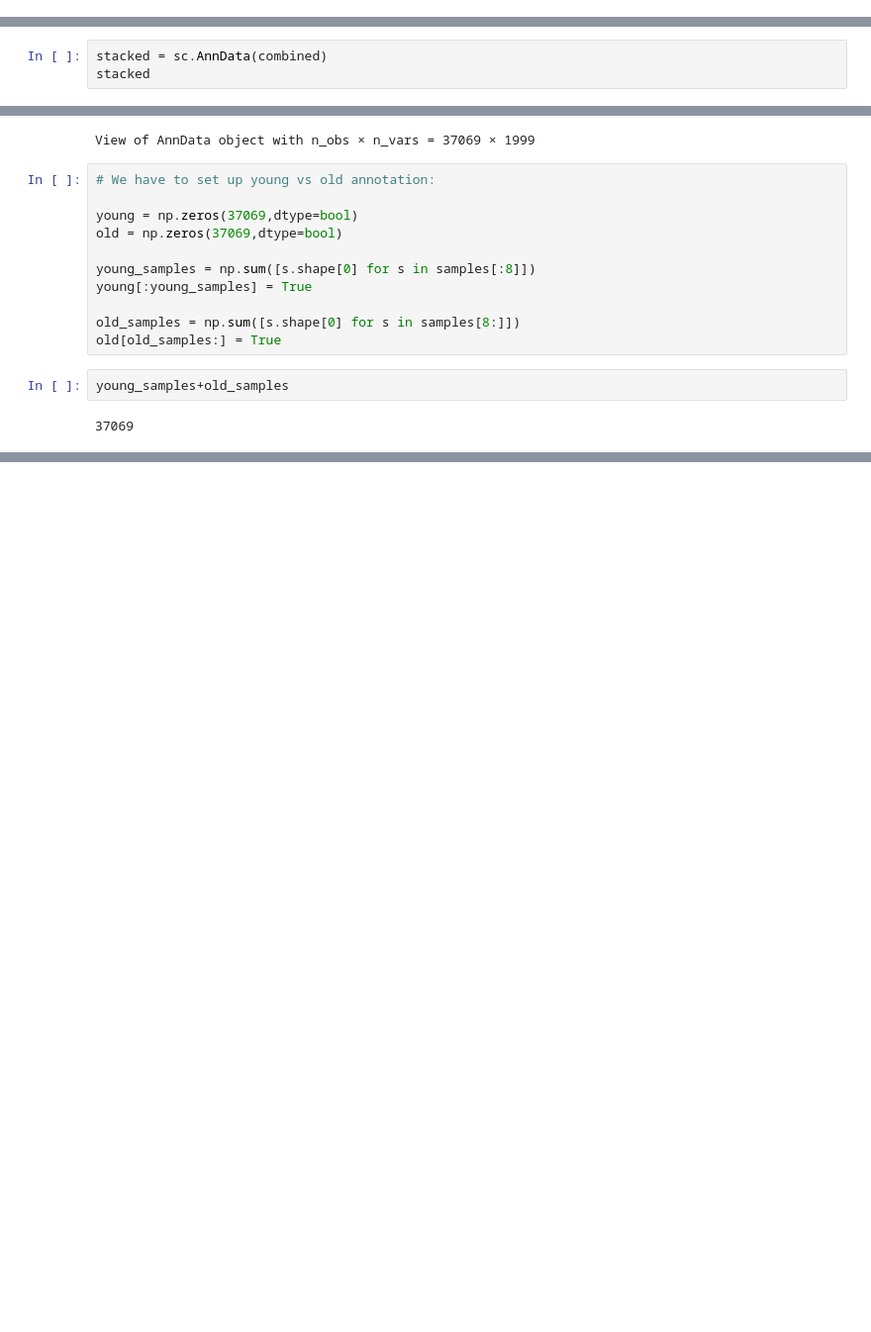
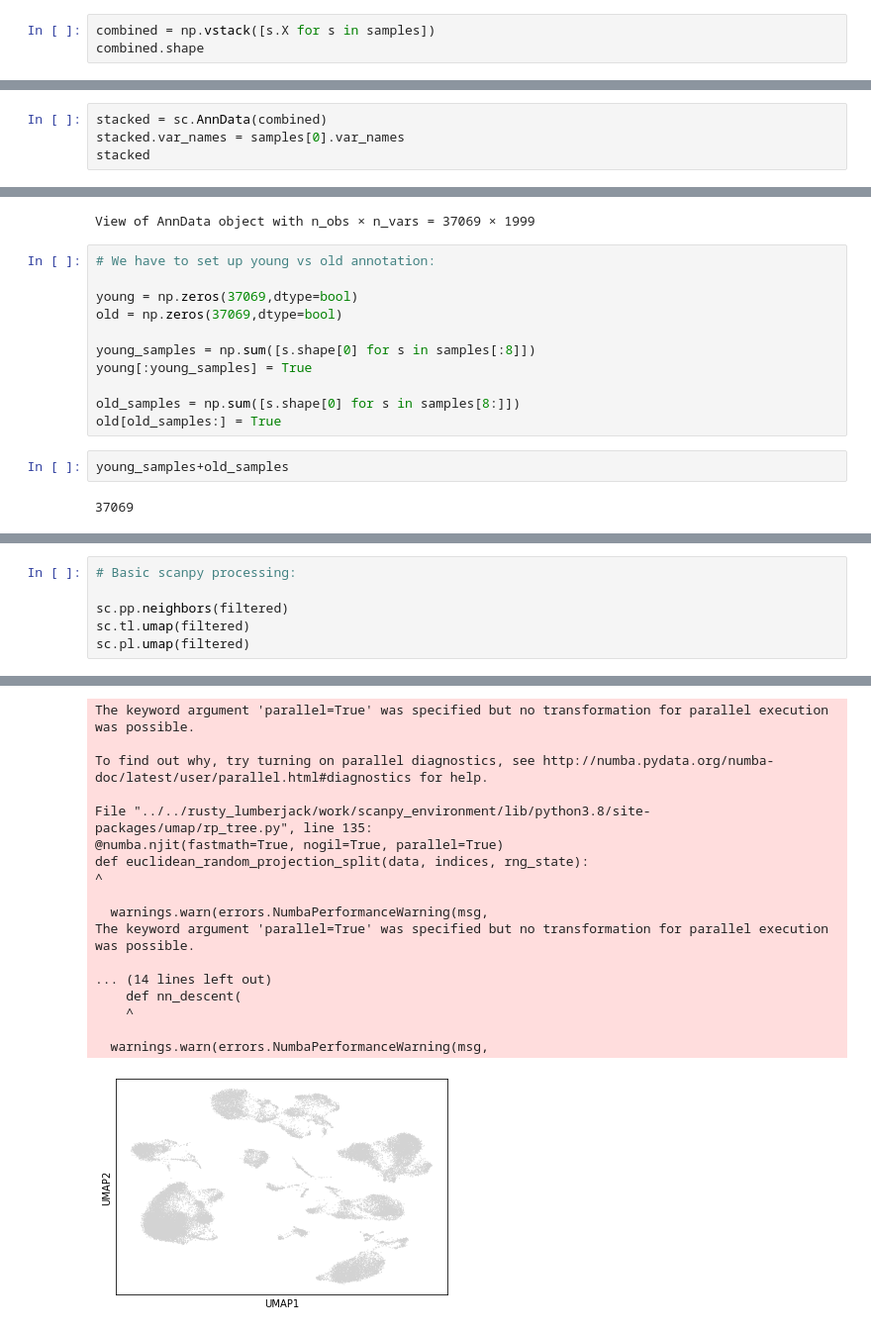
Before and after one commit to bbrener1/rusty_forest_v3, a Jupyter notebook: work/scanpy_aging_brain.ipynb, the cells around one changed output, grey strips where cells are left out. Shown at 99% size. Saved outputs shown, nothing was run; the diff lists cells and outputs as text; blank space fills up the shorter version.

```diff
--- a/work/scanpy_aging_brain.ipynb
+++ b/work/scanpy_aging_brain.ipynb
@@ -85,0 +44,3 @@ array([[0.        , 1.34027112, 0.        , ..., 0.        , 0.        ,
+# %%
+combined = np.vstack([s.X for s in samples])
+combined.shape
@@ -86,5 +49,6 @@ array([[0.        , 1.34027112, 0.        , ..., 0.        , 0.        ,
 # %%
 stacked = sc.AnnData(combined)
+stacked.var_names = samples[0].var_names
 stacked
 # %% [output]
 AnnData object with n_obs × n_vars = 37069 × 14699
@@ -114,0 +89,7 @@ young_samples+old_samples
+# %%
+# Basic scanpy processing:
+
+sc.pp.neighbors(filtered)
+sc.tl.umap(filtered)
+sc.pl.umap(filtered)
+# %% [output]
@@ -114,0 +98,18 @@ young_samples+old_samples
+The keyword argument 'parallel=True' was specified but no transformation for parallel execution was possible.
+
+To find out why, try turning on parallel diagnostics, see http://numba.pydata.org/numba-doc/latest/user/parallel.html#diagnostics for help.
+
+File "../../rusty_lumberjack/work/scanpy_environment/lib/python3.8/site-packages/umap/rp_tree.py", line 135:
+@numba.njit(fastmath=True, nogil=True, parallel=True)
+def euclidean_random_projection_split(data, indices, rng_state):
+^
+
+  warnings.warn(errors.NumbaPerformanceWarning(msg,
+The keyword argument 'parallel=True' was specified but no transformation for parallel execution was possible.
+
+... (14 lines left out)
+    def nn_descent(
+    ^
+
+  warnings.warn(errors.NumbaPerformanceWarning(msg,
+[figure, added]
```
Also changed, not shown: parts of 13 cells of this notebook.
